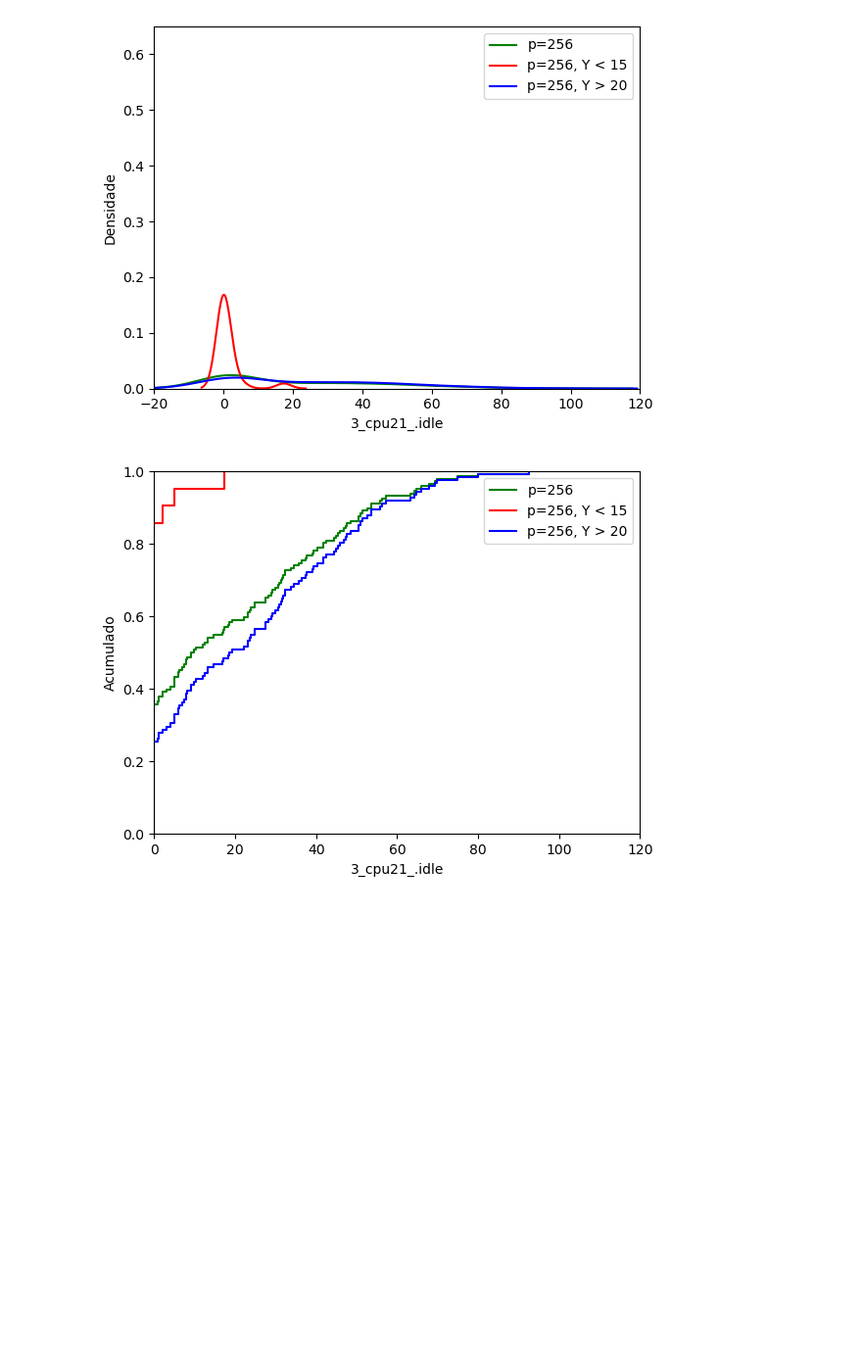
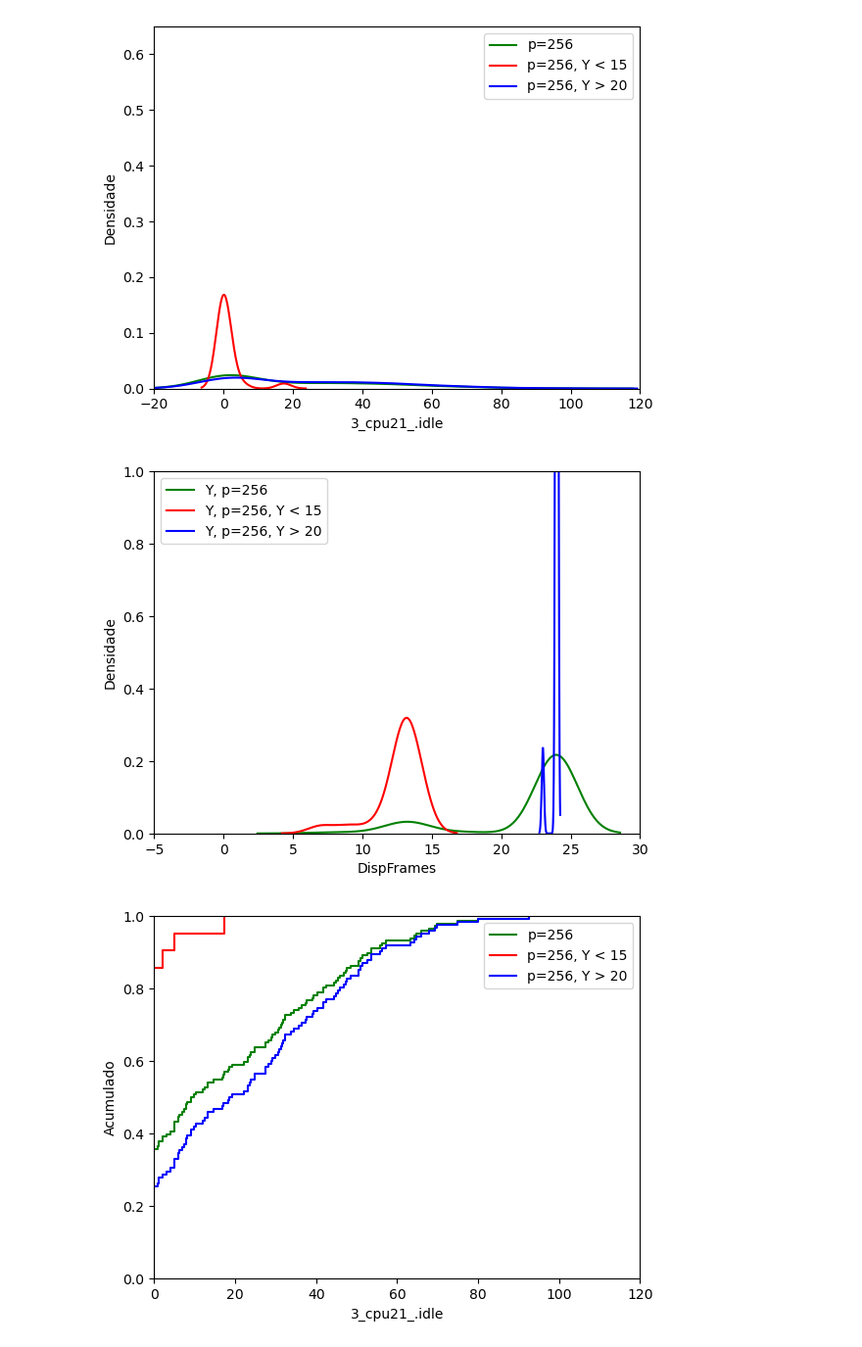
Before and after one commit to DaviVilarinho/ic-intervalo-qos, a Jupyter notebook: 3_cpu21_.idle.ipynb, the cells around one changed output. Shown at 98% size. Drawn from its saved outputs; the diff is of its cells as text; code cells hidden in the pictures; blank space fills up the shorter version.

```diff
--- a/3_cpu21_.idle.ipynb
+++ b/3_cpu21_.idle.ipynb
@@ -201,6 +201,77 @@ for period in [1,2,4,8,16,32,64,128,256]:
     plt.savefig(f'{IC_EXPERIMENT_PATH}/{DATE}/KDE_{period}.png')
 # %% [output]
 [figure]
+# %%
+import pandas as pd
+import numpy as np
+from sklearn.tree import DecisionTreeRegressor
+from sklearn.ensemble import RandomForestRegressor
+from datetime import datetime
+import os
+
+from sklearn.model_selection import train_test_split
+import numpy as np
+import matplotlib.pyplot as plt
+import seaborn as sns
+
+
+
+TEST_SIZE = 0.3
+RANDOM_STATE = 42
+RANDOM_FOREST_TREES = 120
+trace_load = 'VoD-SingleApp-PeriodicLoad'
+trace_apps = 'SingleApp'
+def nmae(y_pred, y_test):
+    return abs(y_pred - y_test).mean() / y_test.mean()
+import warnings
+
+warnings.filterwarnings('ignore')
+
+
+DATE = datetime.now().isoformat(timespec='seconds')
+
+feature = '3_cpu21_.idle'
+y_metric = 'DispFrames'
+x_worst_feature = pd.DataFrame(x[feature])
+
+IC_EXPERIMENT_PATH = f'/home/dv/data/projects/ic-experiments/3-cpu21-idle/y'
+
+for paths in [IC_EXPERIMENT_PATH]:
+    try:
+        os.makedirs(paths)
+    except FileExistsError:
+        pass
+
+
+
+for period in [1,2,4,8,16,32,64,128,256]:
+    x_filtered = x_worst_feature[x_worst_feature.index % period == 0]
+    y_filtered = y[y.index % period == 0]
+
+    xmenorque15 = x_filtered[y_filtered['DispFrames'] < 15]
+    ymenorque15 = y_filtered[y_filtered['DispFrames'] < 15]
+
+    xmaiorque20 = x_filtered[y_filtered['DispFrames'] > 20]
+    ymaiorque20 = y_filtered[y_filtered['DispFrames'] > 20]
+
+    plt.clf()
+    plt.xlim(-5,30)
+    plt.ylim(0,1)
+    plt.ylabel('Densidade')
+    sns.kdeplot(y_filtered[y_metric], label=f'Y, p={period}', color='green')
+    sns.kdeplot(ymenorque15[y_metric], label=f'Y, p={period}, Y < 15', color='red')
+    sns.kdeplot(ymaiorque20[y_metric], label=f'Y, p={period}, Y > 20', color='blue')
+    plt.legend()
+
+    for paths in [f'{IC_EXPERIMENT_PATH}/{DATE}/']:
+        try:
+            os.makedirs(paths)
+        except FileExistsError:
+            pass
+
+    plt.savefig(f'{IC_EXPERIMENT_PATH}/{DATE}/Y_KDE_{period}.png')
+# %% [output]
+[figure, added]
 # %%
 import pandas as pd
 import numpy as np
```
Also changed, not shown: parts of 1 cell of this notebook.
